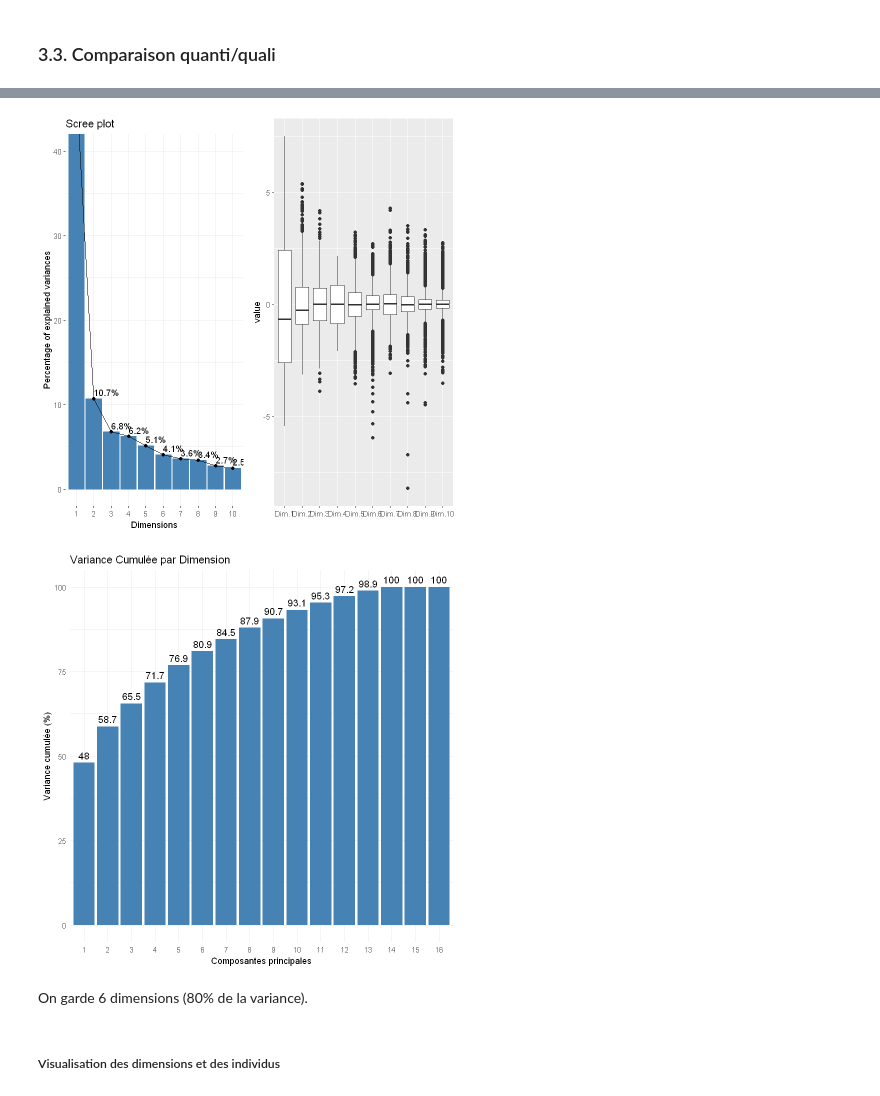
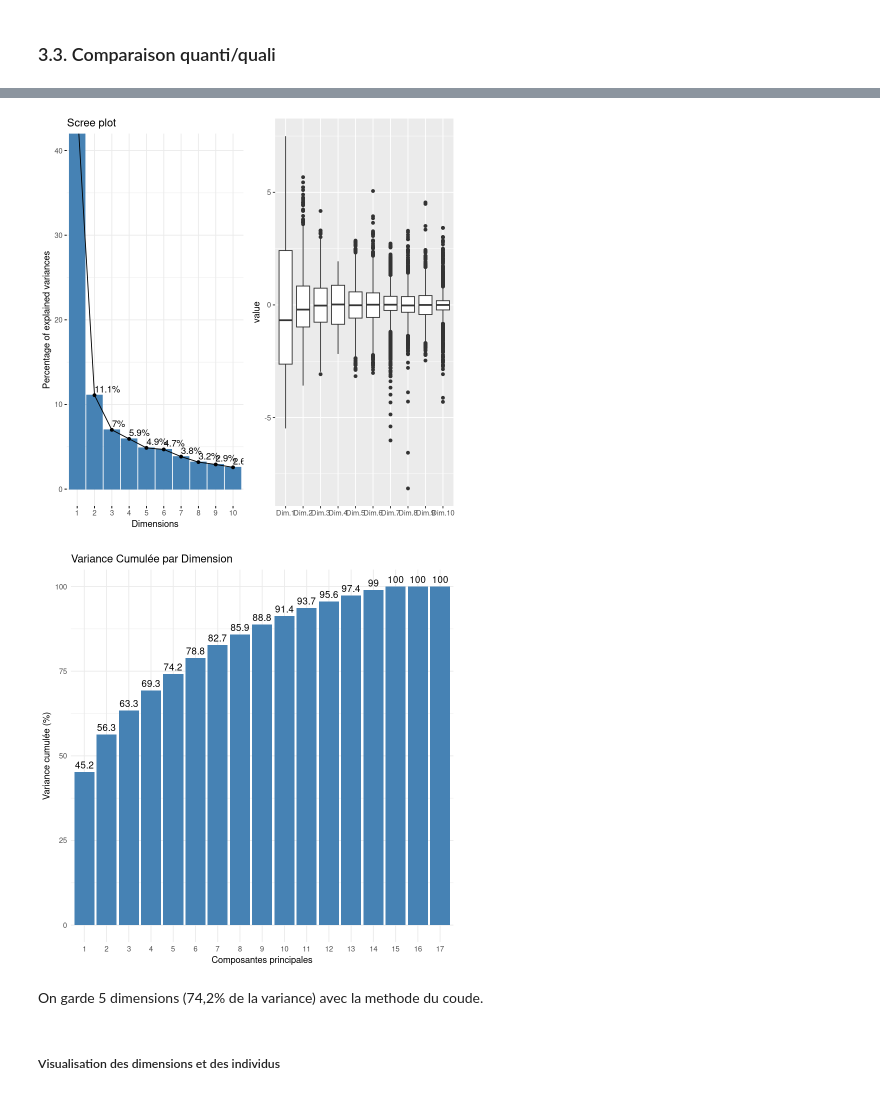
Before and after one commit to Emaglp/Data_Analysis, a Jupyter notebook: JL_R_.ipynb, the cells around one changed output, grey strips where cells are left out. Saved outputs shown, nothing was run; the diff lists cells and outputs as text; code cells hidden in the pictures.

```diff
--- a/JL_R_.ipynb
+++ b/JL_R_.ipynb
@@ -197,5 +187,12 @@ data[, "Response"] <- as.factor(data[, "Response"])
 # %%
 #on transforme la variable Dt_Customer en Date
 data[,"Dt_Customer"] <- as.Date(data$Dt_Customer, format = "%d-%m-%Y")
-summary(data$Dt_Customer)
+#nombre de jours depuis le 01-01-2015
+data$Customer_Since_Months <- as.numeric(difftime(as.Date("2015-01-01"), data$Dt_Customer,units = "days")) / 30.44
+#catégories d'ancienneté
+data$Customer_Dt_Category <- cut(data$Customer_Since_Months,
+                             breaks = c(-Inf, 12, 24, Inf),
+                          labels = c("Récent", "Moyen", "Ancien"))
+boxplot(data$Customer_Since_Months)
+summary(data)
 # %% [output]
@@ -575,38 +576,38 @@ col_acp <- data_clean[, c("Education", "Marital_Status", "Age_Categorie","Enfant
                      "Income", "Recency", "MntWines", "MntFruits",
                      "MntMeatProducts", "MntFishProducts", "MntSweetProducts",
                      "MntGoldProds", "NumDealsPurchases", "NumWebPurchases",
                      "NumCatalogPurchases", "NumStorePurchases",
-                     "NumWebVisitsMonth", "Total_Depense", "Total_Achat","Age")]  # illustrative quanti
+                     "NumWebVisitsMonth", "Total_Depense", "Total_Achat","Age", "Customer_Since_Months")]  # illustrative quanti
 
 acp <- PCA(col_acp, scale.unit = TRUE, graph = FALSE, quali.sup = 1:5, ncp = 10)
 
 # Décroissance des valeurs propres
 g1<-fviz_eig(acp, addlabels = TRUE, ylim = c(0, 40))
 
 #Distribution des individus sur les axes
 g2<-ggplot(melt(acp$ind$coord),aes(x=Var2,y=value))+geom_boxplot()+xlab("")
 
 grid.arrange(g1,g2,ncol=2)
 
 # Extraire les valeurs propres et la variance expliquée cumulée
 eig_vals <- acp$eig[, 2]  # % de variance expliquée
 var_cum <- cumsum(eig_vals)  # Variance cumulée
 
 df_var <- data.frame(Dimension = factor(1:length(var_cum)), Variance_Cumulée = var_cum)
 
 # barplot Variance cumulée
 ggplot(df_var, aes(x = Dimension, y = Variance_Cumulée)) +
   geom_bar(stat = "identity", fill = "steelblue") +
   geom_text(aes(label = round(Variance_Cumulée, 1)), vjust = -0.5, size = 4) +
   labs(title = "Variance Cumulée par Dimension",
        x = "Composantes principales",
        y = "Variance cumulée (%)") +
   theme_minimal()
 # %% [output]
-[figure, old version]
+[figure, new version]
-[figure, old version]
+[figure, new version]
 # %% [markdown]
-On garde 6 dimensions (80% de la variance).
+On garde 5 dimensions (74,2% de la variance) avec la methode du coude.
 # %% [markdown]
 ##### Visualisation des dimensions et des individus
 # %%
```
Also changed, not shown: parts of 58 cells of this notebook.
